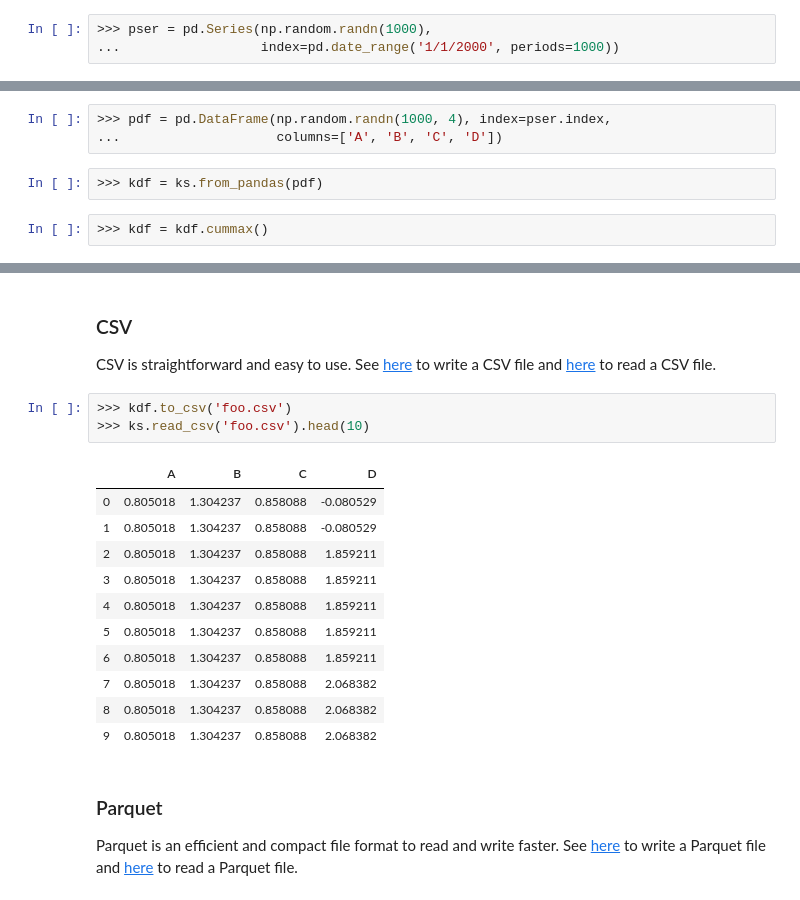
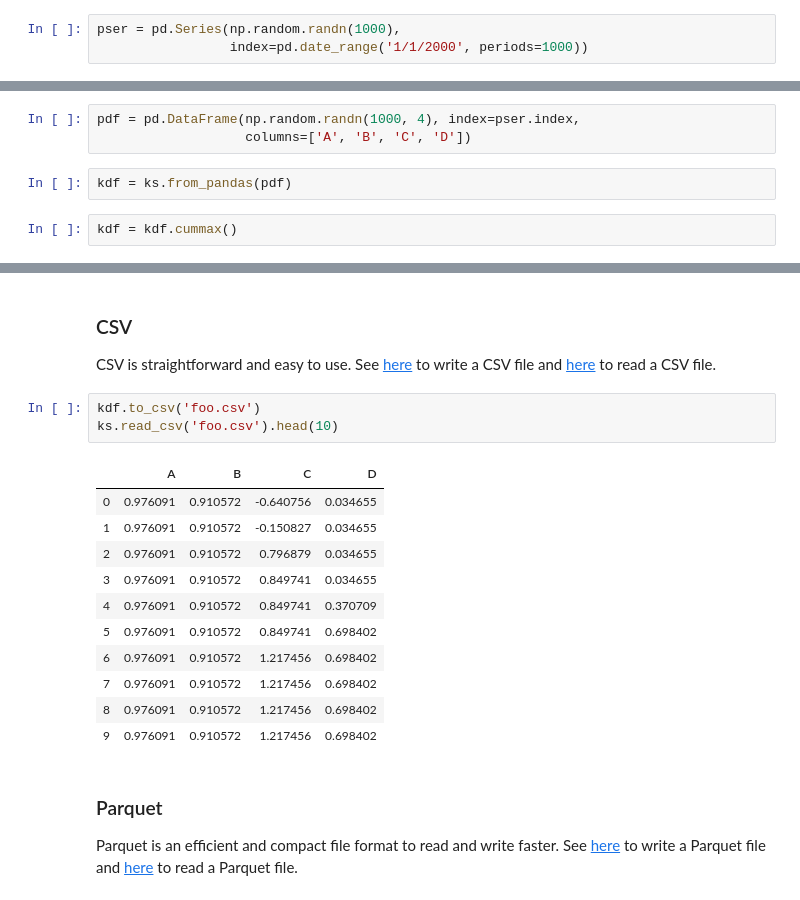
Before and after one commit to databricks/koalas, a Jupyter notebook: docs/source/getting_started/10min.ipynb, the cells around one changed output, grey strips where cells are left out. Drawn from its saved outputs; the diff is of its cells as text.

```diff
--- a/docs/10-minutes-to-Koalas.ipynb
+++ b/docs/source/getting_started/10min.ipynb
@@ -345,4 +345,4 @@ See the <a href="https://koalas.readthedocs.io/en/latest/reference/frame.html#pl
 # %%
->>> pser = pd.Series(np.random.randn(1000),
-...                  index=pd.date_range('1/1/2000', periods=1000))
+pser = pd.Series(np.random.randn(1000),
+                 index=pd.date_range('1/1/2000', periods=1000))
 # %%
@@ -357,9 +357,9 @@ See the <a href="https://koalas.readthedocs.io/en/latest/reference/frame.html#pl
 # %% [markdown]
 On a DataFrame, the <a href="https://koalas.readthedocs.io/en/latest/reference/api/databricks.koalas.frame.DataFrame.plot.html#databricks.koalas.frame.DataFrame.plot">plot()</a> method is a convenience to plot all of the columns with labels:
 # %%
->>> pdf = pd.DataFrame(np.random.randn(1000, 4), index=pser.index,
-...                    columns=['A', 'B', 'C', 'D'])
+pdf = pd.DataFrame(np.random.randn(1000, 4), index=pser.index,
+                   columns=['A', 'B', 'C', 'D'])
 # %%
->>> kdf = ks.from_pandas(pdf)
+kdf = ks.from_pandas(pdf)
 # %%
->>> kdf = kdf.cummax()
+kdf = kdf.cummax()
@@ -377,20 +377,20 @@ See the <a href="https://koalas.readthedocs.io/en/latest/reference/io.html">Inpu
 
 CSV is straightforward and easy to use. See <a href="https://koalas.readthedocs.io/en/latest/reference/api/databricks.koalas.DataFrame.to_csv.html#databricks.koalas.DataFrame.to_csv">here</a> to write a CSV file and <a href="https://koalas.readthedocs.io/en/latest/reference/api/databricks.koalas.read_csv.html#databricks.koalas.read_csv">here</a> to read a CSV file.
 # %%
->>> kdf.to_csv('foo.csv')
->>> ks.read_csv('foo.csv').head(10)
+kdf.to_csv('foo.csv')
+ks.read_csv('foo.csv').head(10)
 # %% [output]
 |  | A | B | C | D |
-| 0 | 0.805018 | 1.304237 | 0.858088 | -0.080529 |
-| 1 | 0.805018 | 1.304237 | 0.858088 | -0.080529 |
-| 2 | 0.805018 | 1.304237 | 0.858088 | 1.859211 |
-| 3 | 0.805018 | 1.304237 | 0.858088 | 1.859211 |
-| 4 | 0.805018 | 1.304237 | 0.858088 | 1.859211 |
-| 5 | 0.805018 | 1.304237 | 0.858088 | 1.859211 |
-| 6 | 0.805018 | 1.304237 | 0.858088 | 1.859211 |
-| 7 | 0.805018 | 1.304237 | 0.858088 | 2.068382 |
-| 8 | 0.805018 | 1.304237 | 0.858088 | 2.068382 |
-| 9 | 0.805018 | 1.304237 | 0.858088 | 2.068382 |
+| 0 | 0.976091 | 0.910572 | -0.640756 | 0.034655 |
+| 1 | 0.976091 | 0.910572 | -0.150827 | 0.034655 |
+| 2 | 0.976091 | 0.910572 | 0.796879 | 0.034655 |
+| 3 | 0.976091 | 0.910572 | 0.849741 | 0.034655 |
+| 4 | 0.976091 | 0.910572 | 0.849741 | 0.370709 |
+| 5 | 0.976091 | 0.910572 | 0.849741 | 0.698402 |
+| 6 | 0.976091 | 0.910572 | 1.217456 | 0.698402 |
+| 7 | 0.976091 | 0.910572 | 1.217456 | 0.698402 |
+| 8 | 0.976091 | 0.910572 | 1.217456 | 0.698402 |
+| 9 | 0.976091 | 0.910572 | 1.217456 | 0.698402 |
 # %% [markdown]
 ### Parquet
 
```
Also changed, not shown: parts of 69 cells of this notebook, 6 other files.
